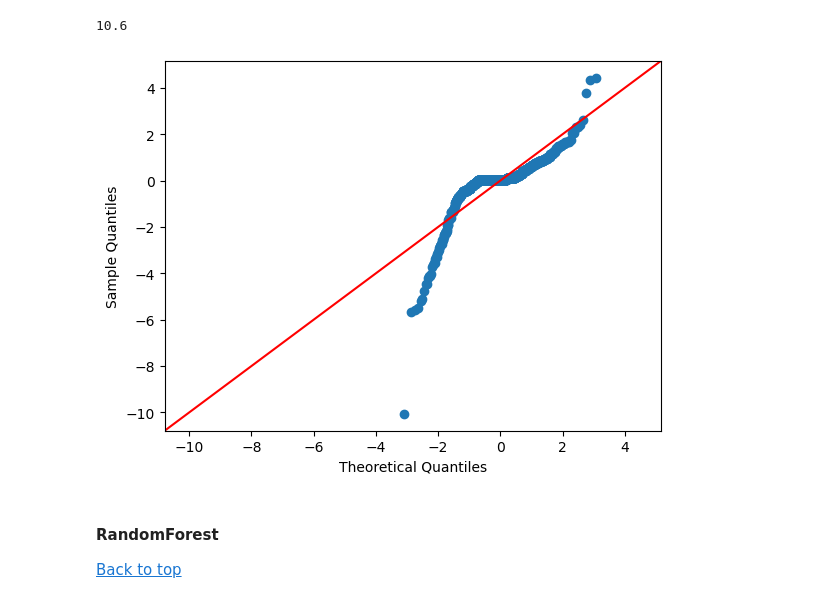
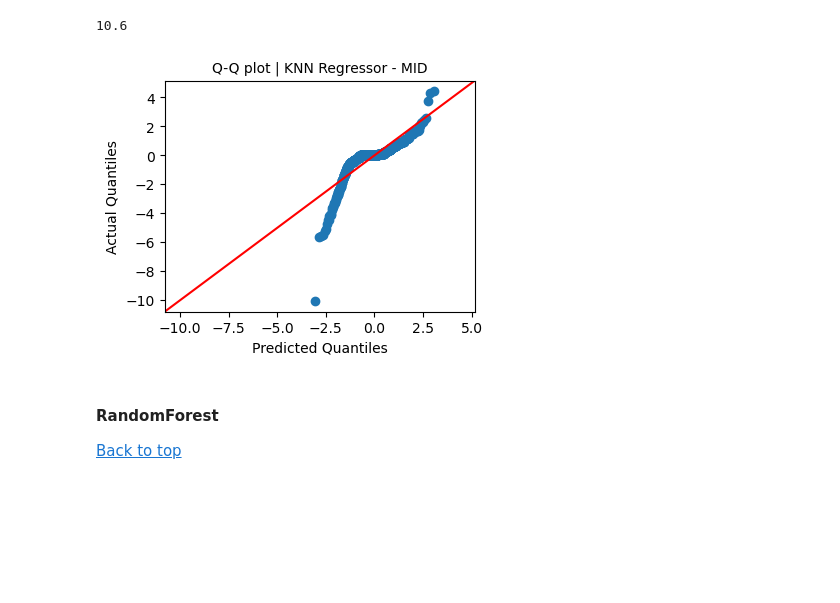
Before and after one commit to Greg1806/ML_projects, a Jupyter notebook: Fantasy_moneyball_project.ipynb, the cells around one changed output. Saved outputs shown, nothing was run; the diff lists cells and outputs as text; code cells hidden in the pictures; blank space fills up the shorter version.

```diff
--- a/Fantasy_moneyball_project.ipynb
+++ b/Fantasy_moneyball_project.ipynb
@@ -2098,8 +2114,15 @@ diff_base_mid_max = df_ml_mid['total_points_max_x'] - (df_ml_mid['total_points_y
 base_mid_max = df_ml_mid['total_points_x'].max()
 # %%
 import statsmodels.api as sm
+plt.rc("figure", figsize=(4,3))
 sm.qqplot(diff_base_mid,fit=True,line='45')
+plt.title('Q-Q plot | Baseline (AVG last 3 games) - MID', fontsize=10)
+plt.xlabel('Predicted Quantiles')
+plt.ylabel('Actual Quantiles')
 sm.qqplot(diff_base_mid_max,fit=True,line='45')
+plt.title('Q-Q plot | Baseline (MAX last 3 games) - MID', fontsize=10)
+plt.xlabel('Predicted Quantiles')
+plt.ylabel('Actual Quantiles')
 plt.show()
 # we are doing a bad job a extreme value on both ends, especially situation where actual score much better than prediction
 # %% [output]
@@ -2468,10 +2494,13 @@ knn.predict(X_va_rescaled).max()
 # %%
 import statsmodels.api as sm
 sm.qqplot(diff_knn,fit=True,line='45')
+plt.title('Q-Q plot | KNN Regressor - MID', fontsize=10)
+plt.xlabel('Predicted Quantiles')
+plt.ylabel('Actual Quantiles')
 plt.show()
 # relatively good at identifying lowest
 # %% [output]
-[figure, old version]
+[figure, new version]
 # %% [markdown]
 #### RandomForest <a name='model_mid_rf'/>
 <a href=#top> Back to top <a>
```
Also changed, not shown: parts of 27 cells of this notebook.
